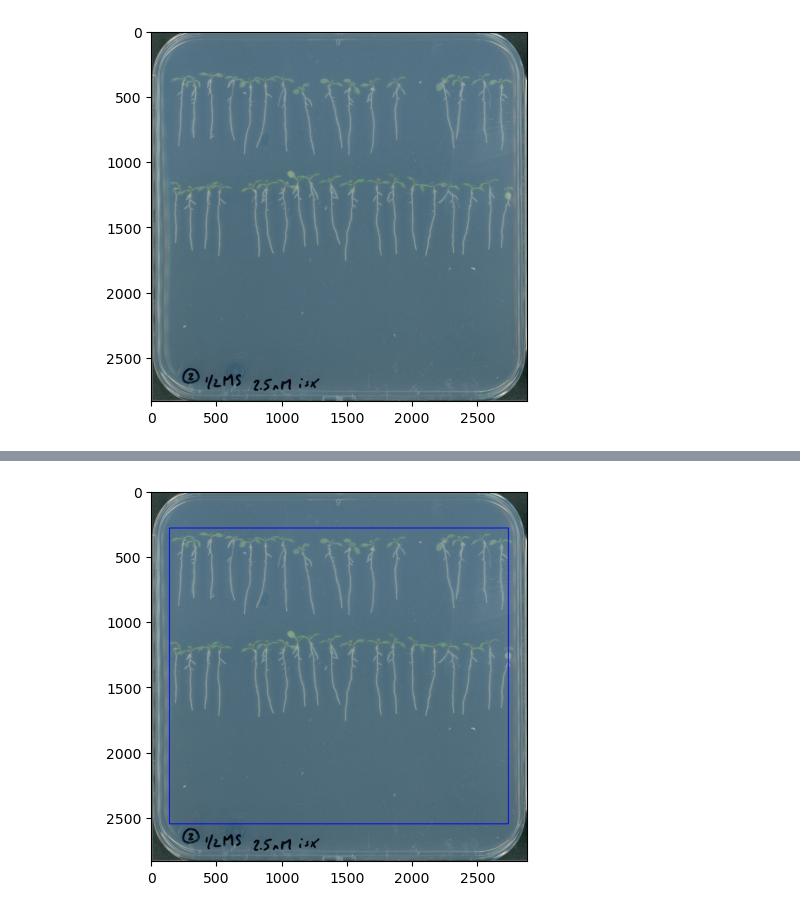
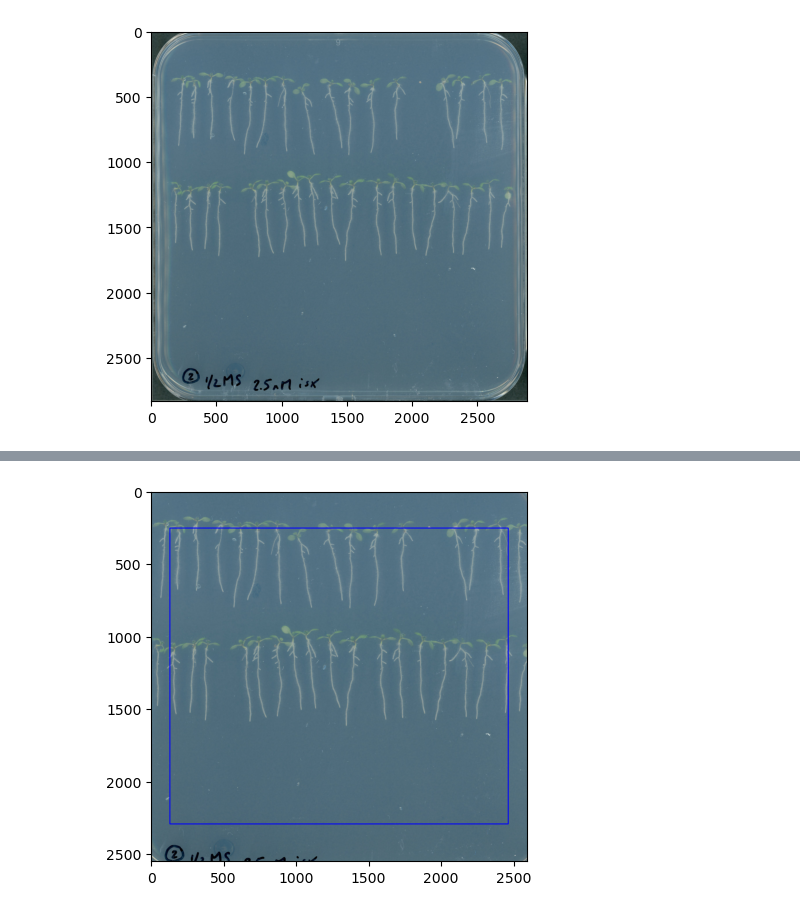
Before and after one commit to leonardblaschek/plantcv_seedlings, a Jupyter notebook: 2022-10-20_trial.ipynb, the cells around one changed output, grey strips where cells are left out. Saved outputs shown, nothing was run; the diff lists cells and outputs as text; code cells hidden in the pictures.

```diff
--- a/2022-10-20_trial.ipynb
+++ b/2022-10-20_trial.ipynb
@@ -28,6 +38,15 @@ pcv.params.debug = args.debug
 # Inputs:
 #   filename - Image file to be read in
 #   mode - How to read in the image; either 'native' (default), 'rgb', 'gray', or 'csv'
-img, path, filename = pcv.readimage(filename=args.image)
+img_full, path, filename = pcv.readimage(filename=args.image)
 # %% [output]
 [figure]
+# %%
+# Crop image
+roi_y = int(round(img_full.shape[0] * 0.05))
+roi_x = int(round(img_full.shape[1] * 0.05))
+roi_h = int(round(img_full.shape[0] - (img_full.shape[0] * 0.1)))
+roi_w = int(round(img_full.shape[1] - (img_full.shape[1] * 0.1)))
+
+
+img = pcv.crop(img=img_full, x=roi_x, y=roi_y, h=roi_h, w=roi_w)
@@ -74,12 +106,12 @@ id_objects, obj_hierarchy = pcv.find_objects(img=img, mask=root)
 # %%
-# Define the ROI as a rectangle relative to image size, covering 90% of the width and 80% of the height
-roi_y = 0 + img.shape[0] * 0.05
-roi_x = 0 + img.shape[0] * 0.1
-roi_h = img.shape[0] - (img.shape[0] * 0.2)
-roi_w = img.shape[1] - (img.shape[0] * 0.1)
-roi_contour, roi_hierarchy = pcv.roi.rectangle(img, roi_y, roi_x, roi_h, roi_w)
+# Define the ROI as a rectangle relative to image size, covering 80% of the width and 60% of the height
+roi_y = int(round(img.shape[0] * 0.1))
+roi_x = int(round(img.shape[1] * 0.05))
+roi_h = int(round(img.shape[0] - (img.shape[0] * 0.2)))
+roi_w = int(round(img.shape[1] - (img.shape[1] * 0.1)))
+roi_contour, roi_hierarchy = pcv.roi.rectangle(img, x = roi_x, y = roi_y, h = roi_h, w = roi_w)
 # %% [output]
-[figure, old version]
+[figure, new version]
 # %%
 # cell 11
 # Keep objects that overlap with the ROI
```
Also changed, not shown: parts of 18 cells of this notebook.
